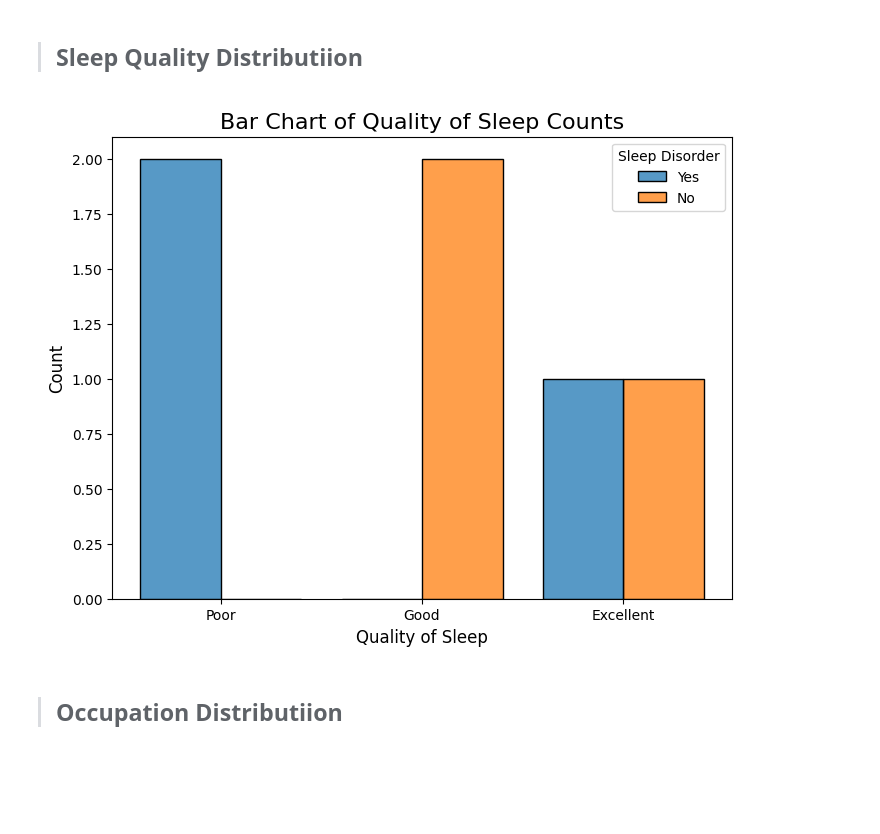
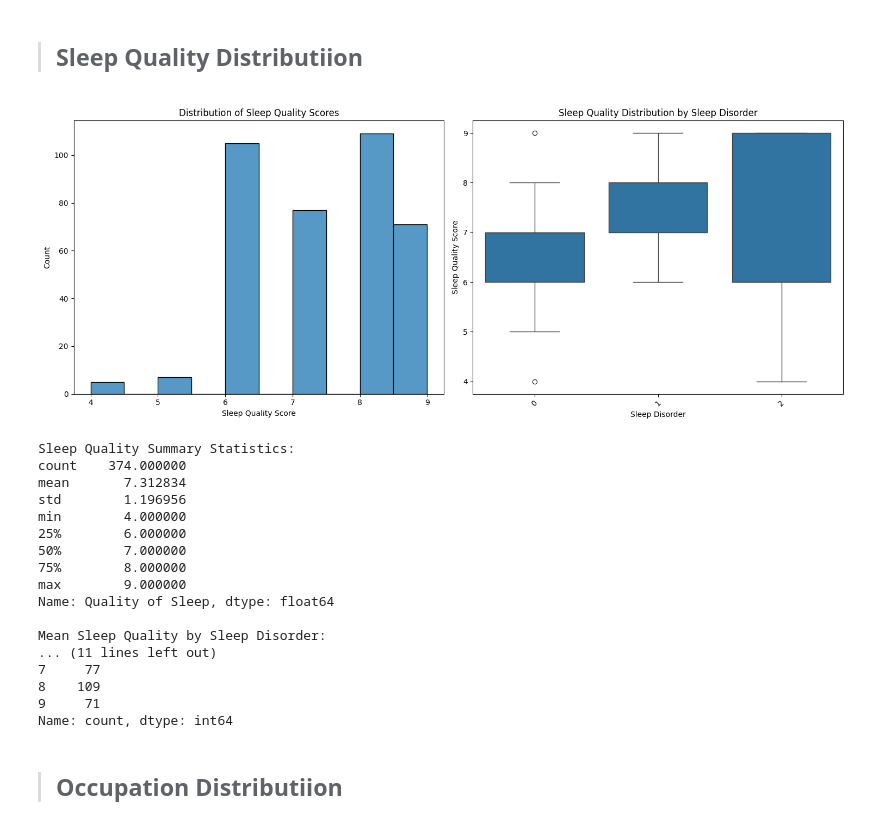
Before and after one commit to tbhcoding/SleepPrediction-ML, a Jupyter notebook: FP_Bongalos_BlessieFaith_BSCS2A.ipynb, the cells around one changed output. Saved outputs shown, nothing was run; the diff lists cells and outputs as text; code cells hidden in the pictures; blank space fills up the shorter version.

```diff
--- a/FP_Bongalos_BlessieFaith_BSCS2A.ipynb
+++ b/FP_Bongalos_BlessieFaith_BSCS2A.ipynb
@@ -188,28 +223,52 @@ plt.show()
 # %% [markdown]
 > ## Sleep Quality Distributiion
-# %%
-data = {
-    'Quality of Sleep': ['Poor', 'Good', 'Good', 'Poor', 'Excellent', 'Excellent'],
-    'Sleep Disorder': ['Yes', 'No', 'No', 'Yes', 'No', 'Yes']
-}
-df = pd.DataFrame(data)
-
-
-plt.figure(figsize=(8, 6))
-sns.histplot(
-    data=df,
-    x='Quality of Sleep',
-    hue='Sleep Disorder',
-    multiple='dodge',  # Separate bars by color
-    shrink=0.8,        # Adjust bar width
-    discrete=True      # Treat 'Quality of Sleep' as discrete
-)
-
-plt.title('Bar Chart of Quality of Sleep Counts', fontsize=16)
-plt.xlabel('Quality of Sleep', fontsize=12)
-plt.ylabel('Count', fontsize=12)
-plt.show()
-# %% [output]
-[figure, removed]
+# %%
+# Create a figure with two subplots side by side
+fig, (ax1, ax2) = plt.subplots(1, 2, figsize=(15, 6))
+
+# First subplot: Overall distribution of Sleep Quality
+sns.histplot(data=df, x='Quality of Sleep', bins=10, ax=ax1)
+ax1.set_title('Distribution of Sleep Quality Scores')
+ax1.set_xlabel('Sleep Quality Score')
+ax1.set_ylabel('Count')
+
+# Second subplot: Sleep Quality by Sleep Disorder
+sns.boxplot(data=df, x='Sleep Disorder', y='Quality of Sleep', ax=ax2)
+ax2.set_title('Sleep Quality Distribution by Sleep Disorder')
+ax2.set_xlabel('Sleep Disorder')
+ax2.set_ylabel('Sleep Quality Score')
+ax2.tick_params(axis='x', rotation=45)
+
+plt.tight_layout()
+plt.show()
+
+# Print statistical summary
+print("\nSleep Quality Summary Statistics:")
+print(df['Quality of Sleep'].describe())
+
+print("\nMean Sleep Quality by Sleep Disorder:")
+print(df.groupby('Sleep Disorder')['Quality of Sleep'].mean().round(2))
+
+print("\nSleep Quality Score Distribution:")
+print(df['Quality of Sleep'].value_counts().sort_index())
+# %% [output]
+[figure, added]
+Sleep Quality Summary Statistics:
+count    374.000000
+mean       7.312834
+std        1.196956
+min        4.000000
+25%        6.000000
+50%        7.000000
+75%        8.000000
+max        9.000000
+Name: Quality of Sleep, dtype: float64
+
+Mean Sleep Quality by Sleep Disorder:
+... (11 lines left out)
+7     77
+8    109
+9     71
+Name: count, dtype: int64
 # %% [markdown]
 > ## Occupation Distributiion
```
Also changed, not shown: parts of 8 cells of this notebook.
